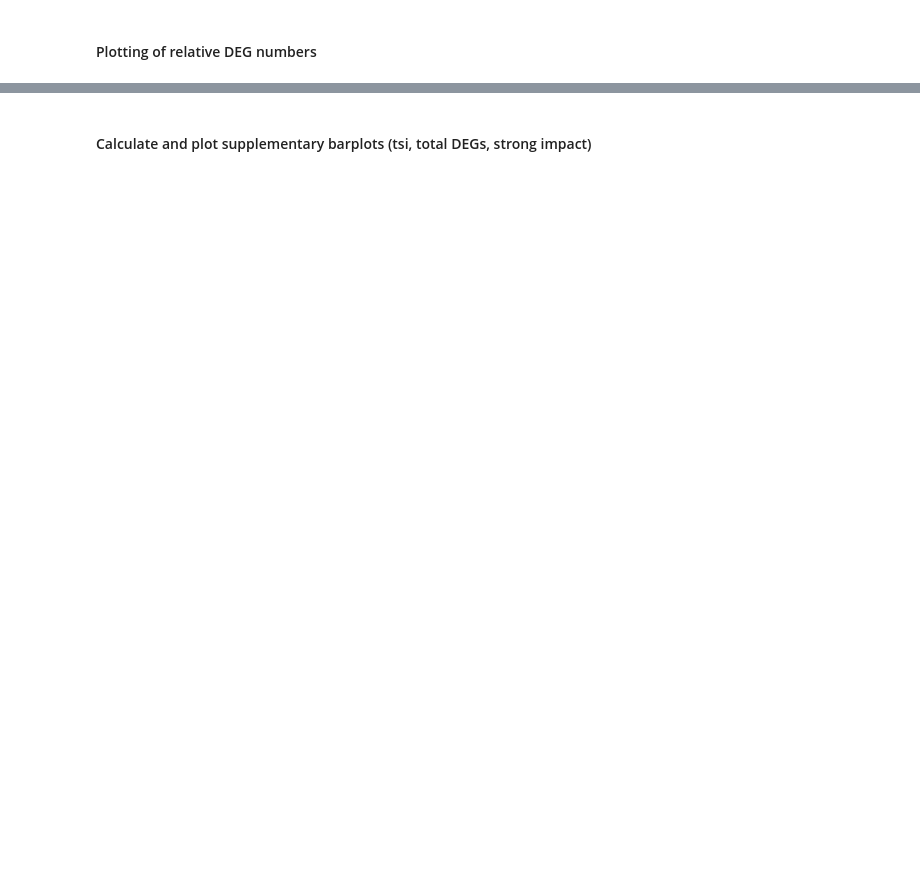
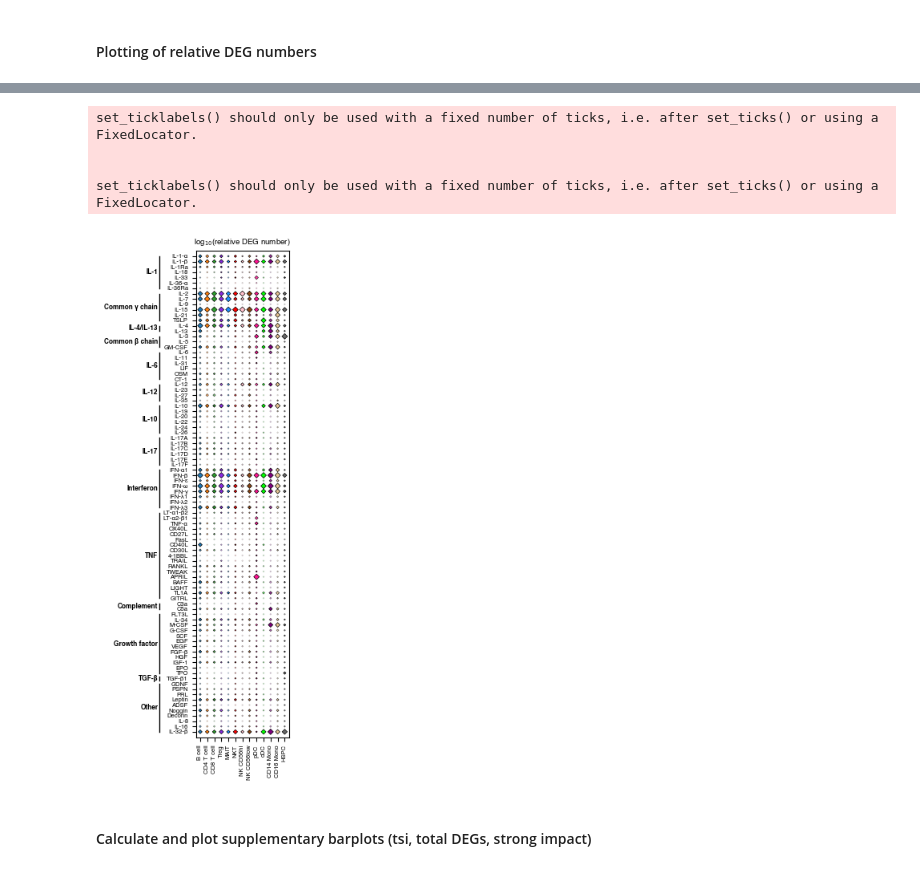
Before and after one commit to theislab/HumanCytokineDict, a Jupyter notebook: code_lukas/cytokine_analysis_LO.ipynb, the cells around one changed output, grey strips where cells are left out. Cells and saved outputs as stored; diff of their text form; code cells hidden in the pictures; blank space fills up the shorter version.

```diff
--- a/code_lukas/cytokine_analysis_LO.ipynb
+++ b/code_lukas/cytokine_analysis_LO.ipynb
@@ -737,7 +1012,7 @@ for format in ["png", "svg"]:
 #### Plotting of relative DEG numbers
 # %%
 # pure maximum
-data_long["max"] = data_long.groupby("Cell_Type")["DEGs"].transform("max")
+data_long["max"] = data_long.groupby("cell_type")["DEGs"].transform("max")
 
 # clip at at most 5% so that the dot size doesn't become too small
 data_long["DEGs_clip"] = data_long.apply(lambda x: max(x["DEGs"], x["max"]/20.0), axis=1)
@@ -748,39 +1039,46 @@ data_long["distance_quintile"] = (pd.qcut(data_long["Distance"], q=5, labels=Fal
 # %%
 # Plotting
-fig, ax = plt.subplots(figsize=cm_to_inches((4.7, 20)))
+#fig, ax = plt.subplots(figsize=cm_to_inches((4.2, 20)))
+fig, ax = plt.subplots(figsize=cm_to_inches((3.8, 20)))
 
 # Scatter plot with square markers; `s` controls the marker size, which we scale here by 'DEGs' values
 for cell_type in ALL_CELL_TYPES:
-    subset = data_long[data_long['Cell_Type'] == cell_type]
+    subset = data_long[data_long['cell_type'] == cell_type]
     ax.scatter(
-        subset['Cell_Type'], subset['Cytokine'],
-        s=np.log10(subset['DEG_rel']+1) * 50,
-        marker='s', c=[CELL_TYPE_COLORS[cell_type]], edgecolor='k',
+        subset['cell_type'], subset['cytokine'],
+        s=np.log10(subset['DEG_rel']+1) * 42,
+        marker='D', c=[CELL_TYPE_COLORS[cell_type]], edgecolor='k',
         alpha=subset['distance_quintile'],
         linewidth=0.5
     )
 
 
 x_offset_level1 = -6  # Horizontal placement offset for family labels
 vals_per_label_level1 = cytokine_info_order["DEG_plot_family"].value_counts()
 
 plot_overview_labels_along_y_axis(fig, ax, SINGLE_FAMILY_ORDER, vals_per_label_level1, x_offset_level1,
-                                  len(subset['Cytokine']),
+                                  len(subset['cytokine']),
                                   fontsize=6, fontweight="bold", color="black", linewidth=1,
                                   rotation=0)
 
 fig.canvas.draw()
 ax.set_ylim(-1, len(CYTOKINE_ORDER))
 apply_greek_labels_heatmap(ax)
 
 plt.title(r"log$_{10}$(relative DEG number)",fontsize=7)
-plt.xticks(rotation=90, fontsize=6)
+plt.xticks(rotation=90, fontsize=5.5)
 # set label font size to 6
 plt.yticks(fontsize=5.5)
 
 # plt.tight_layout()
 for format in ["png", "svg"]:
     plt.savefig(os.path.join(plot_folder, f"2_relative_DEG_numbers_by_cell_type.{format}"), bbox_inches="tight", dpi=300)
+# %% [output]
+set_ticklabels() should only be used with a fixed number of ticks, i.e. after set_ticks() or using a FixedLocator.
+
+
+set_ticklabels() should only be used with a fixed number of ticks, i.e. after set_ticks() or using a FixedLocator.
+[figure, added]
 # %% [markdown]
 #### Calculate and plot supplementary barplots (tsi, total DEGs, strong impact)
 # %%
```
Also changed, not shown: parts of 229 cells of this notebook, 12 other files.
